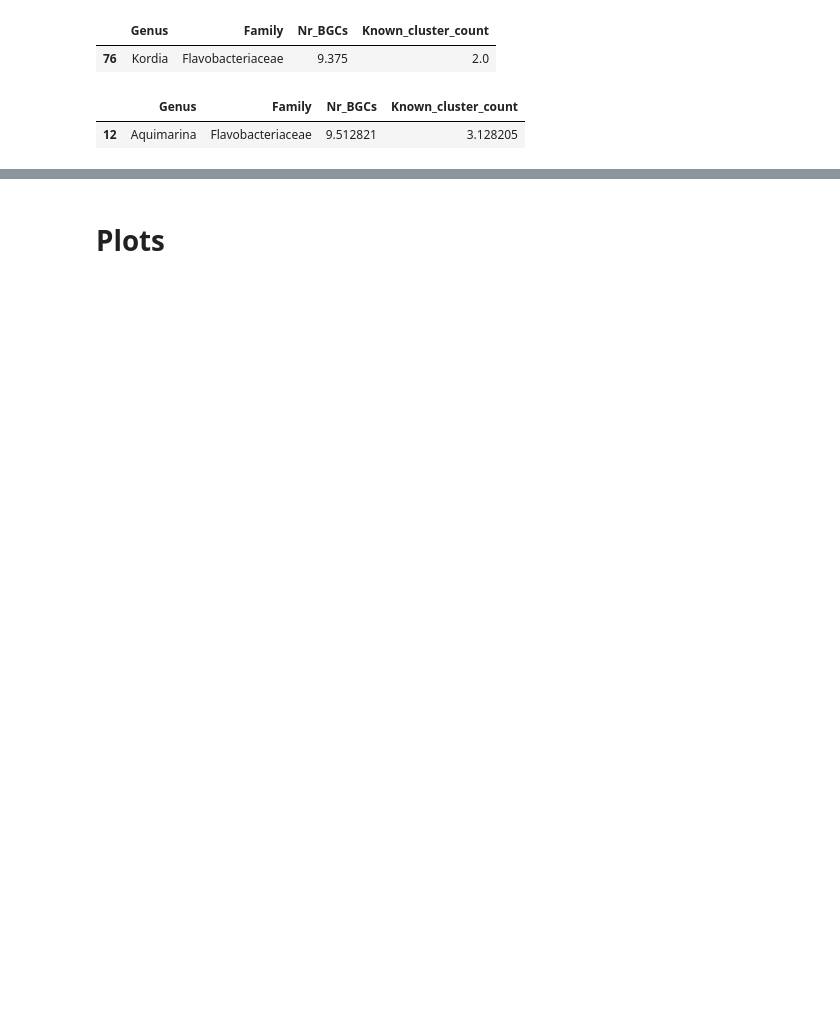
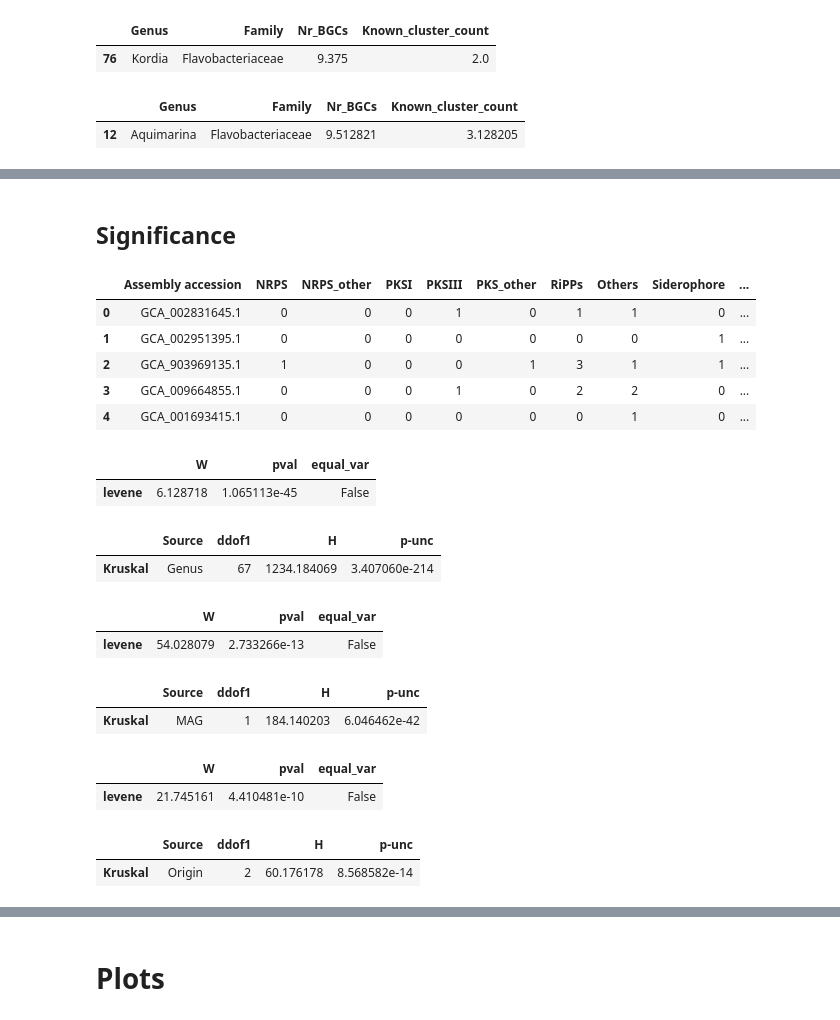
Before and after one commit to sandragodinhosilva/flavobacteriaceae_project, a Jupyter notebook: 4_Figures/F3/BGC_counts.ipynb, the cells around one changed output, grey strips where cells are left out. Cells and saved outputs as stored; diff of their text form; code cells hidden in the pictures; blank space fills up the shorter version.

```diff
--- a/4_Figures/F3/BGC_counts.ipynb
+++ b/4_Figures/F3/BGC_counts.ipynb
@@ -177,7 +177,7 @@ categorical.head(2)
 | GCA_001971785.1 | GCA_001971785.1_ASM197178v1_genomic | s__algicola (UID2846) | d__Bacteria;p__Bacteroidota;c__Ba... | Bacteria | Bacteroidota | Bacteroidia | Flavobacteriales | Flavobacteriaceae | ... |
 # %%
 bgc_types = merged[["NRPS", "NRPS_other", "PKSI", "PKSIII",  "PKS_other", "RiPPs", "Others", "Siderophore", "terpene","transAT_PSK",
-                    "Genus", "Family", "Nr_BGCs", "Origin", "Known_cluster_count"]]
+                    "Genus", "Family", "Nr_BGCs", "Origin", "Known_cluster_count", "MAG"]]
 # %%
 bgc_flavo = bgc_types[bgc_types["Family"] == "Flavobacteriaceae"]
 # %%
@@ -277,3 +277,5 @@ bgcs_mean.head()
 | Aquimarina | Flavobacteriaceae | 1.769231 | 0.076923 | 0.0 | 0.923077 | 0.076923 | 1.564103 | 0.948718 | 0.846154 | 2.000000 | ... |
 | Arenibacter | Flavobacteriaceae | 0.272727 | 0.000000 | 0.0 | 0.954545 | 0.000000 | 0.045455 | 0.727273 | 0.000000 | 2.681818 | ... |
 | BACL21 | Flavobacteriaceae | 0.000000 | 0.000000 | 0.0 | 0.000000 | 0.000000 | 0.000000 | 0.000000 | 0.000000 | 1.071429 | ... |
+# %% [markdown]
+## Significance
@@ -279,0 +284,40 @@ bgcs_mean.head()
+# %%
+df = bgc_types.groupby(['Genus']).filter(lambda x:x['Genus'].count()>5).reset_index()
+df.head()
+# %% [output]
+|  | Assembly accession | NRPS | NRPS_other | PKSI | PKSIII | PKS_other | RiPPs | Others | Siderophore | ... |
+| 0 | GCA_002831645.1 | 0 | 0 | 0 | 1 | 0 | 1 | 1 | 0 | ... |
+| 1 | GCA_002951395.1 | 0 | 0 | 0 | 0 | 0 | 0 | 0 | 1 | ... |
+| 2 | GCA_903969135.1 | 1 | 0 | 0 | 0 | 1 | 3 | 1 | 1 | ... |
+| 3 | GCA_009664855.1 | 0 | 0 | 0 | 1 | 0 | 2 | 2 | 0 | ... |
+| 4 | GCA_001693415.1 | 0 | 0 | 0 | 0 | 0 | 0 | 1 | 0 | ... |
+# %%
+pg.homoscedasticity(df[["Genus", "Nr_BGCs"]], group= "Genus", dv="Nr_BGCs")
+# %% [output]
+|  | W | pval | equal_var |
+| levene | 6.128718 | 1.065113e-45 | False |
+# %%
+pg.kruskal(df[["Genus", "Nr_BGCs"]], between = "Genus", dv="Nr_BGCs")
+# %% [output]
+|  | Source | ddof1 | H | p-unc |
+| Kruskal | Genus | 67 | 1234.184069 | 3.407060e-214 |
+# %%
+pg.homoscedasticity(df[["MAG", "Nr_BGCs"]], group= "MAG", dv="Nr_BGCs")
+# %% [output]
+|  | W | pval | equal_var |
+| levene | 54.028079 | 2.733266e-13 | False |
+# %%
+pg.kruskal(df[["MAG", "Nr_BGCs"]], between = "MAG", dv="Nr_BGCs")
+# %% [output]
+|  | Source | ddof1 | H | p-unc |
+| Kruskal | MAG | 1 | 184.140203 | 6.046462e-42 |
+# %%
+pg.homoscedasticity(df[["Origin", "Nr_BGCs"]], group= "Origin", dv="Nr_BGCs")
+# %% [output]
+|  | W | pval | equal_var |
+| levene | 21.745161 | 4.410481e-10 | False |
+# %%
+pg.kruskal(df[["Origin", "Nr_BGCs"]], between = "Origin", dv="Nr_BGCs")
+# %% [output]
+|  | Source | ddof1 | H | p-unc |
+| Kruskal | Origin | 2 | 60.176178 | 8.568582e-14 |
```
Also changed, not shown: parts of 6 cells of this notebook, 6 other files.
